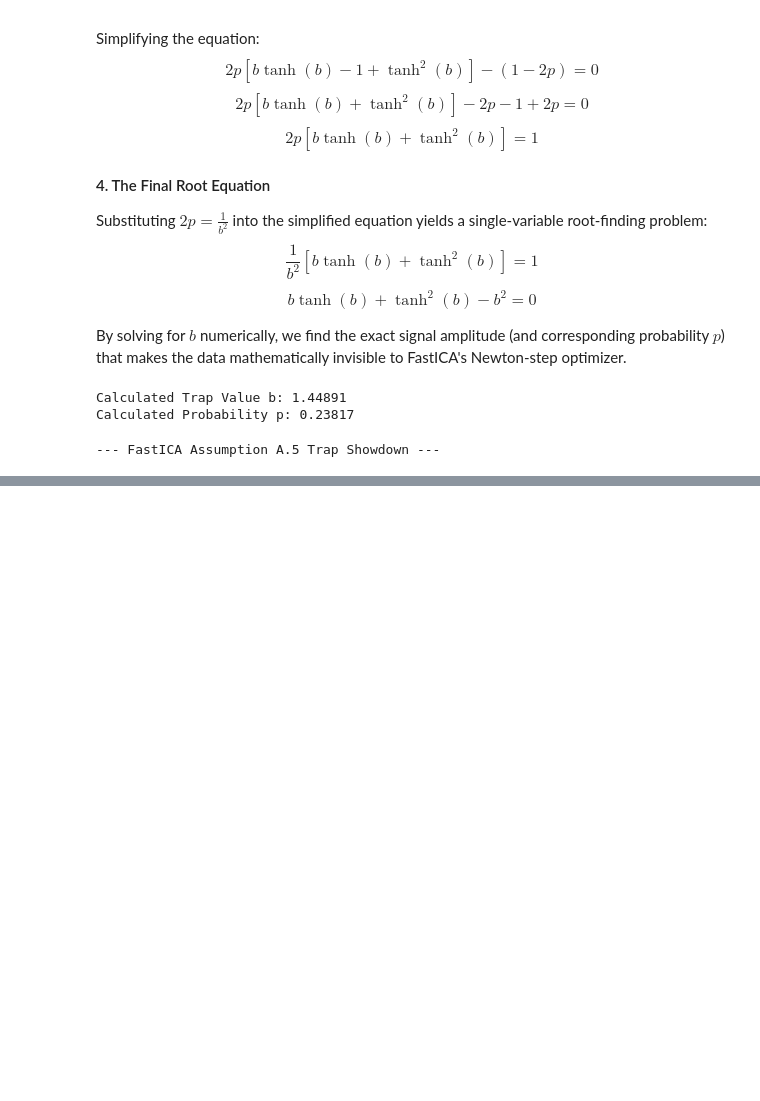
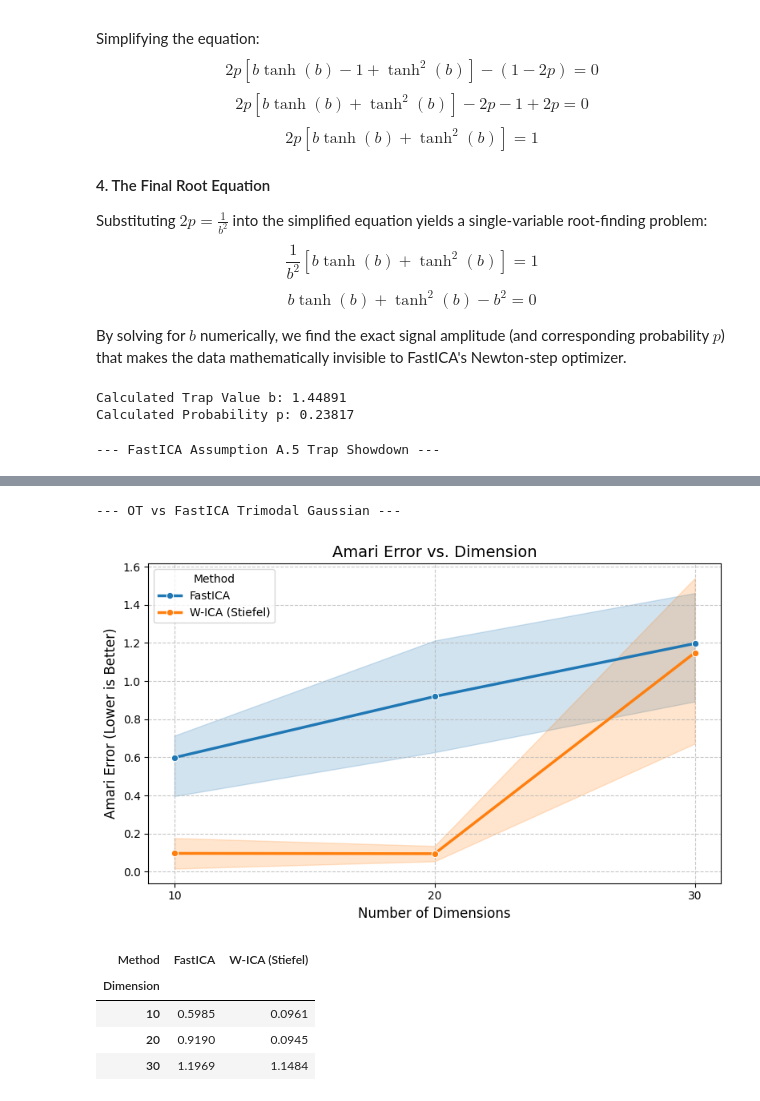
Before and after one commit to ashutoshjha3103/ot_in_linear_ica, a Jupyter notebook: exp/FastICA_failure_modes_vs_OT_ICA.ipynb, the cells around one changed output, grey strips where cells are left out. Saved outputs shown, nothing was run; the diff lists cells and outputs as text; code cells hidden in the pictures; blank space fills up the shorter version.

Commit message:
FastICA failure modes, discrete and continous

```diff
--- a/exp/FastICA_failure_modes_vs_OT_ICA.ipynb
+++ b/exp/FastICA_failure_modes_vs_OT_ICA.ipynb
@@ -371,0 +379,42 @@ display(df_clipped.groupby(['Dimension', 'Method'])['Amari Error'].mean().unstac
+# %%
+# ==========================================
+# 3. Main Execution
+# ==========================================
+DIMENSIONS = [10, 20, 30]
+N_SAMPLES = 50000
+N_TRIALS = 5
+# %%
+print(f"--- OT vs FastICA Trimodal Gaussian ---")
+
+tasks = [(dim, trial, N_SAMPLES) for dim in DIMENSIONS for trial in range(N_TRIALS)]
+
+results_nested = []
+
+with Parallel(n_jobs=12, return_as="generator") as parallel:
+    jobs = (delayed(run_trimodal_trap_trial)(dim, trial, n_samples) for dim, trial, n_samples in tasks)
+    for res in tqdm(parallel(jobs), total=len(tasks), desc="Running Trimodal Trials"):
+        results_nested.append(res)
+
+results = [item for sublist in results_nested for item in sublist]
+df_trimodal = pd.DataFrame(results)
+# %% [output]
+--- OT vs FastICA Trimodal Gaussian ---
+# %%
+plt.figure(figsize=(8, 5))
+sns.lineplot(data=df_trimodal, x='Dimension', y='Amari Error', hue='Method', marker='o', linewidth=2.5)
+plt.title("Amari Error vs. Dimension", fontsize=14)
+plt.ylabel("Amari Error (Lower is Better)", fontsize=12)
+plt.xlabel("Number of Dimensions", fontsize=12)
+plt.xticks(DIMENSIONS)
+plt.grid(True, linestyle='--', alpha=0.7)
+plt.tight_layout()
+plt.show()
+
+display(df_trimodal.groupby(['Dimension', 'Method'])['Amari Error'].mean().unstack().round(4))
+# %% [output]
+[figure, added]
+| Method | FastICA | W-ICA (Stiefel) |
+| Dimension |  |  |
+| 10 | 0.5985 | 0.0961 |
+| 20 | 0.9190 | 0.0945 |
+| 30 | 1.1969 | 1.1484 |
```
Also changed, not shown: parts of 14 cells of this notebook.
